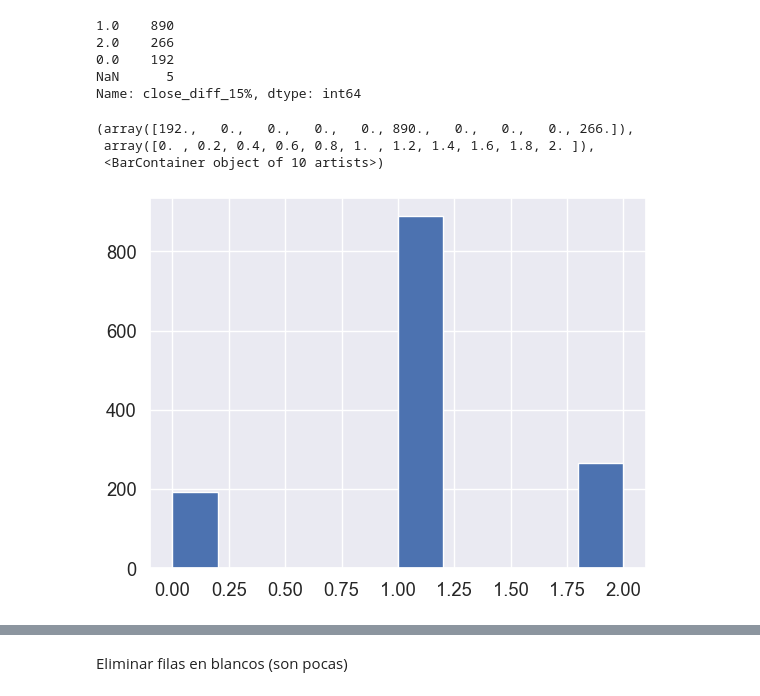
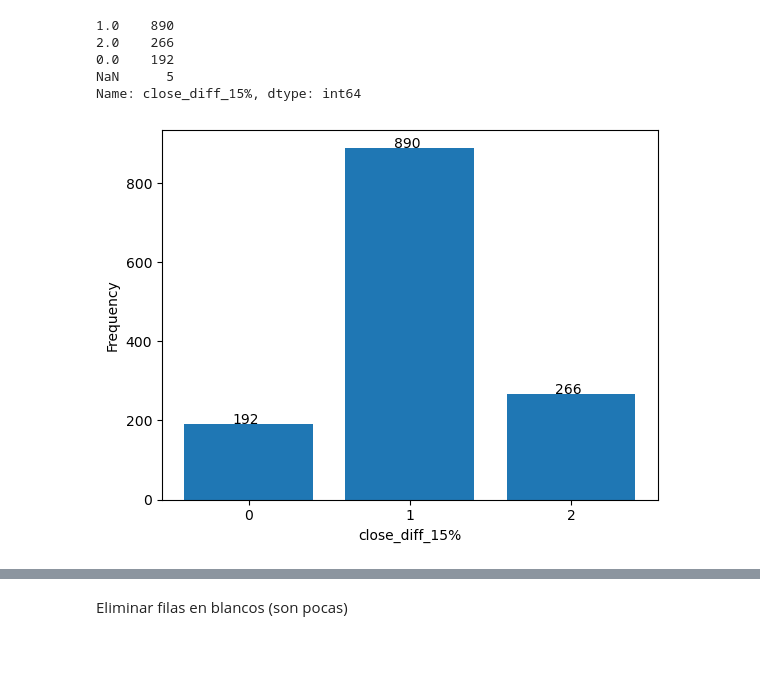
Before and after one commit to MSaula/ProjectVGM, a Jupyter notebook: EDA_Notebooks/DL Reg y Clas/Modelo 5 DL LSTM Clasificacion Variación.ipynb, the cells around one changed output, grey strips where cells are left out. Saved outputs shown, nothing was run; the diff lists cells and outputs as text; code cells hidden in the pictures; blank space fills up the shorter version.

```diff
--- a/EDA_Notebooks/DL Reg y Clas/Modelo 5 DL LSTM Clasificacion Variación.ipynb
+++ b/EDA_Notebooks/DL Reg y Clas/Modelo 5 DL LSTM Clasificacion Variación.ipynb
@@ -194,13 +194,19 @@ print(value_counts)
 0.0    192
 NaN      5
 Name: close_diff_15%, dtype: int64
-# %%
-plt.hist(df_daily['close_diff_15%'])
-# %% [output]
-(array([192.,   0.,   0.,   0.,   0., 890.,   0.,   0.,   0., 266.]),
- array([0. , 0.2, 0.4, 0.6, 0.8, 1. , 1.2, 1.4, 1.6, 1.8, 2. ]),
- <BarContainer object of 10 artists>)
-[figure, removed]
+# %%
+freq = df_daily['close_diff_15%'].value_counts()
+x_values = freq.index
+y_values = freq.values
+plt.bar(x_values, y_values)
+plt.xlabel('close_diff_15%')
+plt.ylabel('Frequency')
+plt.xticks([0, 1, 2])
+for i, v in enumerate(y_values):
+    plt.text(x_values[i] - 0.1, v + 0.1, str(v))
+plt.show()
+# %% [output]
+[figure, added]
 # %%
 # Revisar y eliminar filas en blanco (dado que se sabe que son pocas)
 blank_rows = df_daily[df_daily.isnull().any(axis=1)]
```
Also changed, not shown: parts of 19 cells of this notebook, 1 other file.
